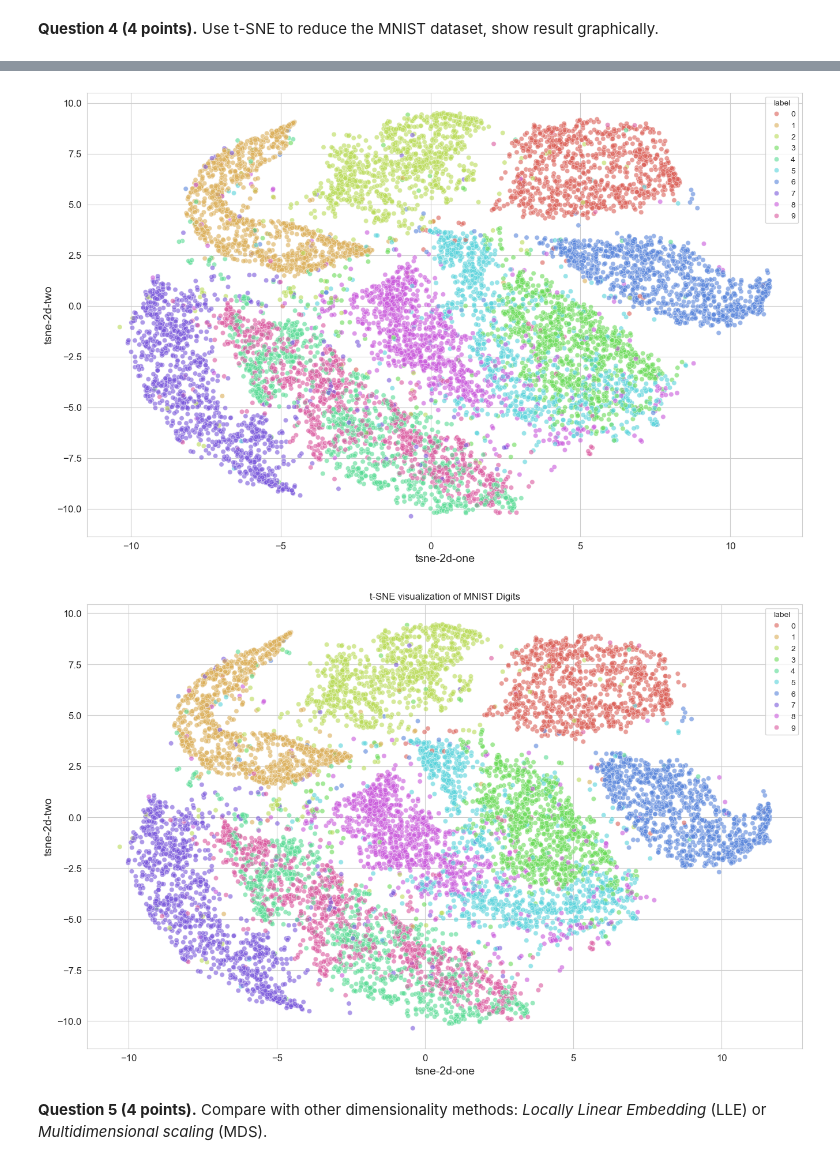
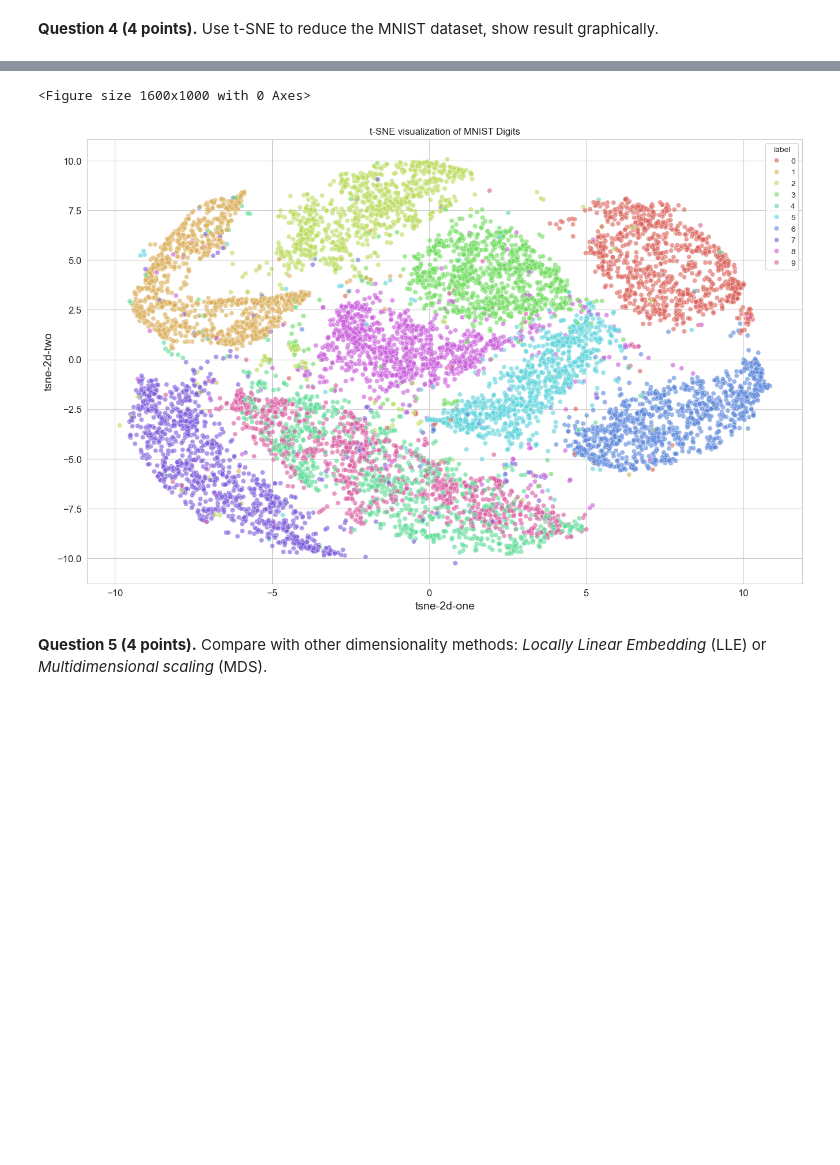
Before and after one commit to JordanVercillo/data_science, a Jupyter notebook: machine_learning/assignments/assignment3.ipynb, the cells around one changed output, grey strips where cells are left out. Drawn from its saved outputs; the diff is of its cells as text; code cells hidden in the pictures; blank space fills up the shorter version.

```diff
--- a/machine_learning/assignments/assignment3.ipynb
+++ b/machine_learning/assignments/assignment3.ipynb
@@ -244,17 +241,16 @@ Reduction in features: 784 → 154
 __Question 4 (4 points).__ Use t-SNE to reduce the MNIST dataset, show result graphically.
 # %%
 from sklearn.manifold import TSNE
-# Use only the first 10,000 samples to speed up t-SNE
-N = 10_000
-mnist_df_subset = mnist_df.iloc[:N].copy()
+# Use PCA-reduced dataset
+X_pca_subset = X_train_pca[:10_000]
+y_subset = y_train[:10_000]
 
 # Apply t-SNE (n_components=2 for visualization)
 time_start = time.time()
 tsne = TSNE(n_components=2, verbose=1, perplexity=40, n_iter=300, random_state=random_state)
 
-tsne_result = tsne.fit_transform(mnist_df_subset[feat_cols].values)
+tsne_result = tsne.fit_transform(X_pca_subset)
 
-# Measure elapsed time
 print(f't-SNE done! Time elapsed: {time.time()-time_start:.2f} seconds')
 # %% [output]
 [t-SNE] Computing 121 nearest neighbors...
@@ -277,19 +273,22 @@ t-SNE done! Time elapsed: 16.42 seconds
 # %%
+tsne_df = pd.DataFrame()
+
 # Add the t-SNE components to DataFrame for visualization
-mnist_df_subset['tsne-2d-one'] = tsne_result[:, 0]
-mnist_df_subset['tsne-2d-two'] = tsne_result[:, 1]
+tsne_df ['tsne-2d-one'] = tsne_result[:, 0]
+tsne_df ['tsne-2d-two'] = tsne_result[:, 1]
+tsne_df['label'] = y_subset.values
 
 # Plot the result
 plt.figure(figsize=(16,10))
 sns.scatterplot(
-    x='tsne-2d-one', y='tsne-2d-two', hue=mnist_df_subset['label'],
+    x='tsne-2d-one', y='tsne-2d-two', hue=tsne_df ['label'],
     palette=sns.color_palette("hls", 10),
-    alpha=0.6, data=mnist_df_subset
+    alpha=0.6, data=tsne_df
 )
 plt.title("t-SNE visualization of MNIST Digits")
 plt.show()
 # %% [output]
+<Figure size 1600x1000 with 0 Axes>
-[figure, old version]
+[figure, new version]
-[figure, removed]
 # %% [markdown]
 __Question 5 (4 points).__ Compare with other dimensionality methods: _Locally Linear Embedding_ (LLE) or _Multidimensional scaling_ (MDS).
```
Also changed, not shown: parts of 6 cells of this notebook.
